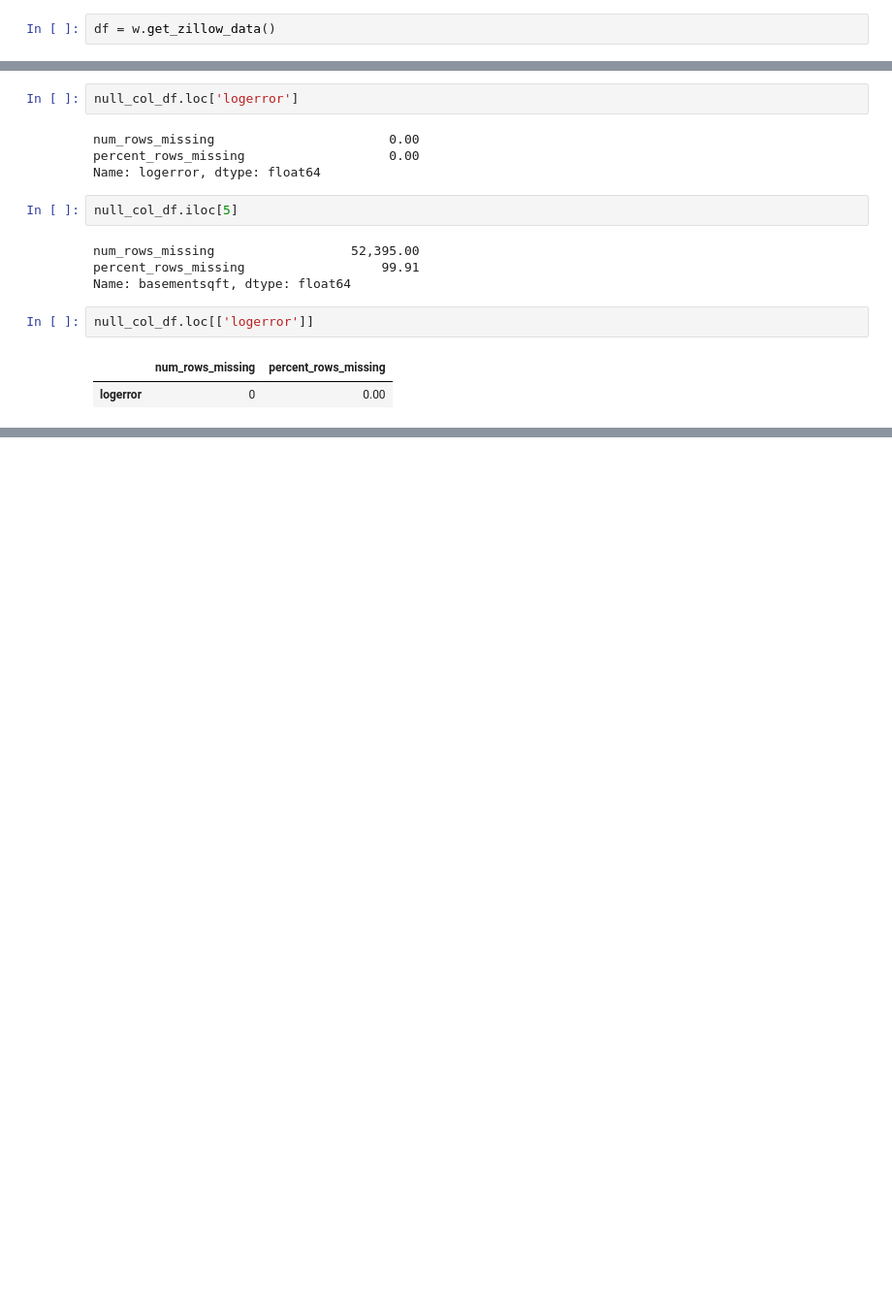
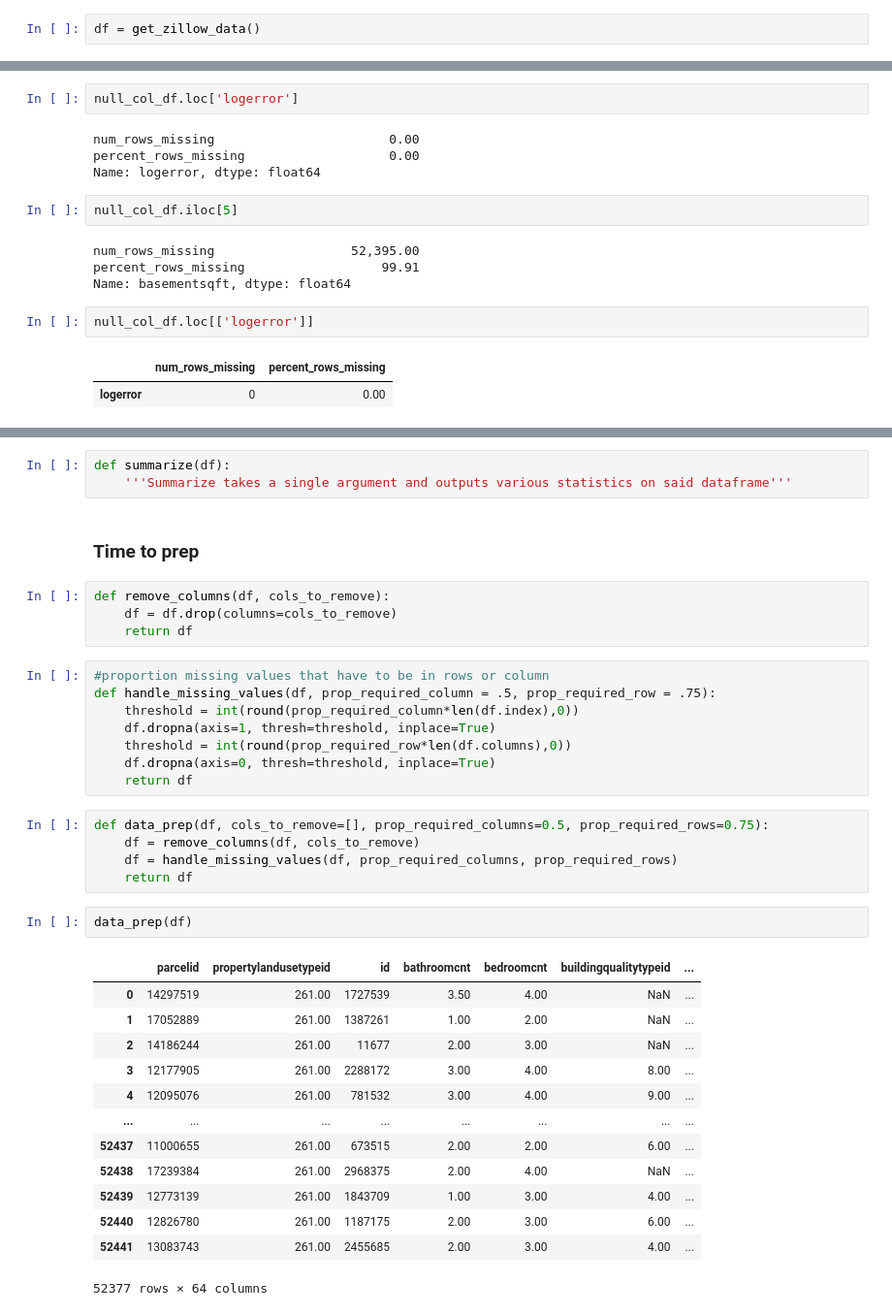
Before and after one commit to cristinalucin/clustering-exercises, a Jupyter notebook: zillow.ipynb, the cells around one changed output, grey strips where cells are left out. Shown at 97% size. Drawn from its saved outputs; the diff is of its cells as text; blank space fills up the shorter version.

```diff
--- a/zillow.ipynb
+++ b/zillow.ipynb
@@ -23,5 +38,5 @@ import wrangle as w
 # %%
-df = w.get_zillow_data()
+df = get_zillow_data()
 # %%
 df.info()
 # %% [output]
@@ -132,0 +230,38 @@ null_col_df.loc[['logerror']]
+# %%
+def summarize(df):
+    '''Summarize takes a single argument and outputs various statistics on said dataframe'''
+# %% [markdown]
+### Time to prep
+# %%
+def remove_columns(df, cols_to_remove):
+    df = df.drop(columns=cols_to_remove)
+    return df
+# %%
+#proportion missing values that have to be in rows or column
+def handle_missing_values(df, prop_required_column = .5, prop_required_row = .75):
+    threshold = int(round(prop_required_column*len(df.index),0))
+    df.dropna(axis=1, thresh=threshold, inplace=True)
+    threshold = int(round(prop_required_row*len(df.columns),0))
+    df.dropna(axis=0, thresh=threshold, inplace=True)
+    return df
+# %%
+def data_prep(df, cols_to_remove=[], prop_required_columns=0.5, prop_required_rows=0.75):
+    df = remove_columns(df, cols_to_remove)
+    df = handle_missing_values(df, prop_required_columns, prop_required_rows)
+    return df
+# %%
+data_prep(df)
+# %% [output]
+|  | parcelid | propertylandusetypeid | id | bathroomcnt | bedroomcnt | buildingqualitytypeid | ... |
+| 0 | 14297519 | 261.00 | 1727539 | 3.50 | 4.00 | NaN | ... |
+| 1 | 17052889 | 261.00 | 1387261 | 1.00 | 2.00 | NaN | ... |
+| 2 | 14186244 | 261.00 | 11677 | 2.00 | 3.00 | NaN | ... |
+| 3 | 12177905 | 261.00 | 2288172 | 3.00 | 4.00 | 8.00 | ... |
+| 4 | 12095076 | 261.00 | 781532 | 3.00 | 4.00 | 9.00 | ... |
+| ... | ... | ... | ... | ... | ... | ... | ... |
+| 52437 | 11000655 | 261.00 | 673515 | 2.00 | 2.00 | 6.00 | ... |
+| 52438 | 17239384 | 261.00 | 2968375 | 2.00 | 4.00 | NaN | ... |
+| 52439 | 12773139 | 261.00 | 1843709 | 1.00 | 3.00 | 4.00 | ... |
+| 52440 | 12826780 | 261.00 | 1187175 | 2.00 | 3.00 | 6.00 | ... |
+| 52441 | 13083743 | 261.00 | 2455685 | 2.00 | 3.00 | 4.00 | ... |
+52377 rows × 64 columns
```
Also changed, not shown: parts of 14 cells of this notebook, 2 other files.
